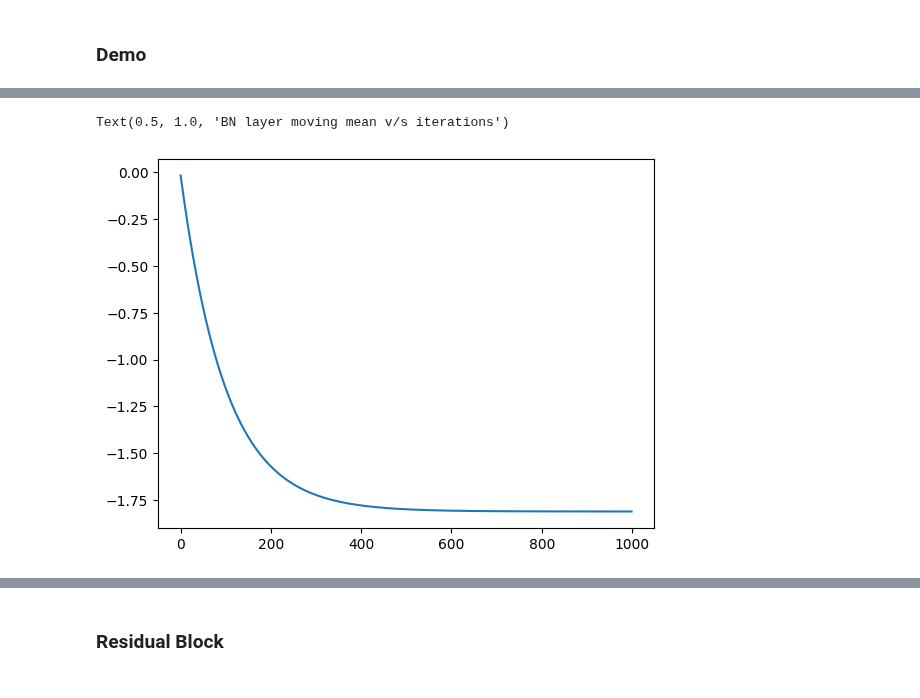
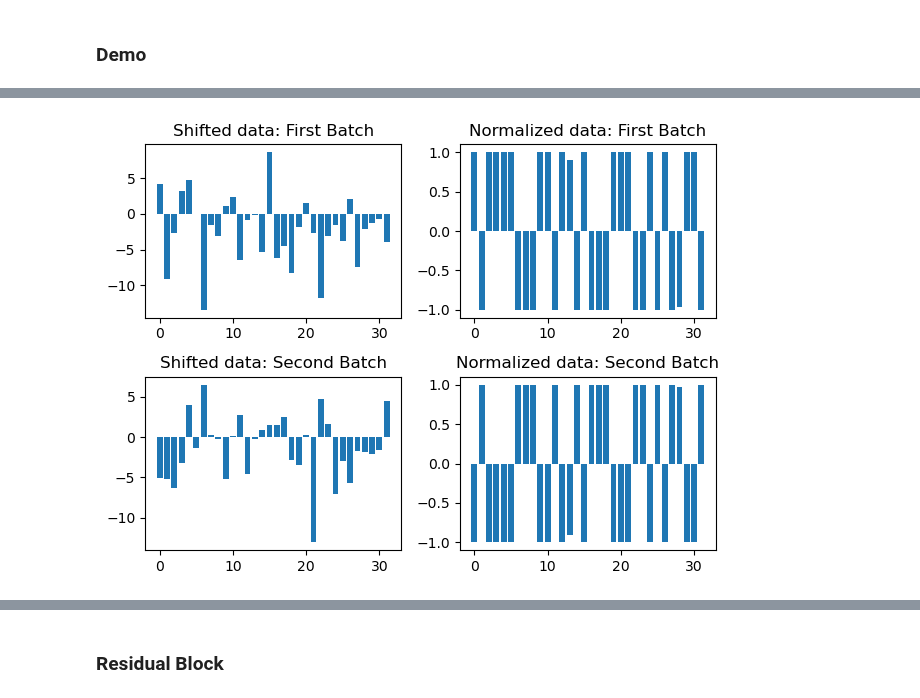
Before and after one commit to sscott-cse/Intro-Deep-Learning-Notebooks, a Jupyter notebook: CSCE-479-879/Hackathons/hackathon5.ipynb, the cells around one changed output, grey strips where cells are left out. Cells and saved outputs as stored; diff of their text form; code cells hidden in the pictures.

```diff
--- a/CSCE-479-879/Hackathons/hackathon5.ipynb
+++ b/CSCE-479-879/Hackathons/hackathon5.ipynb
@@ -144,7 +172,29 @@ axes[1].set_ylim(tf.math.ceil(min(shifted_data)).numpy()-2, tf.math.ceil(max(shi
-# %%
-plt.plot(np.arange(1000), bnl_moving_mean) # 1000 = iters
-axes[1].set_title('BN layer moving mean v/s iterations', fontsize=10)
-# %% [output]
-Text(0.5, 1.0, 'BN layer moving mean v/s iterations')
-[figure, removed]
+# %%
+x = np.arange(32)
+y = shifted_data[0]
+plt.subplot(2,2,1) # r, c, idx
+plt.title("Shifted data: First Batch")
+plt.bar(x,y)
+
+x = np.arange(32)
+y = inference_normd_data[0]
+plt.subplot(2,2,2) # r, c, idx
+plt.title("Normalized data: First Batch")
+plt.bar(x,y)
+
+x = np.arange(32)
+y = shifted_data[1]
+plt.subplot(2,2,3) # r, c, idx
+plt.title("Shifted data: Second Batch")
+plt.bar(x,y)
+
+x = np.arange(32)
+y = inference_normd_data[1]
+plt.subplot(2,2,4) # r, c, idx
+plt.title("Normalized data: Second Batch")
+plt.bar(x,y)
+
+plt.tight_layout()
+# %% [output]
+[figure, added]
 # %%
```
Also changed, not shown: parts of 11 cells of this notebook, 1 other file.
